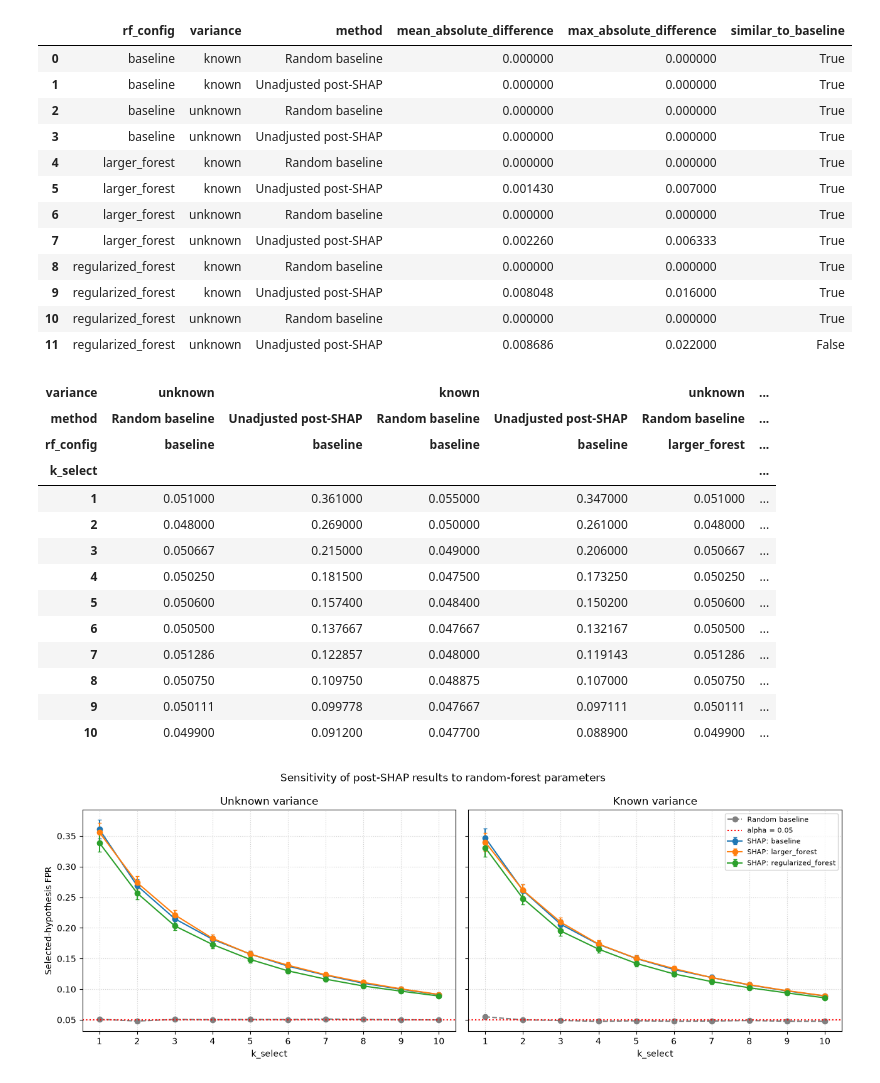
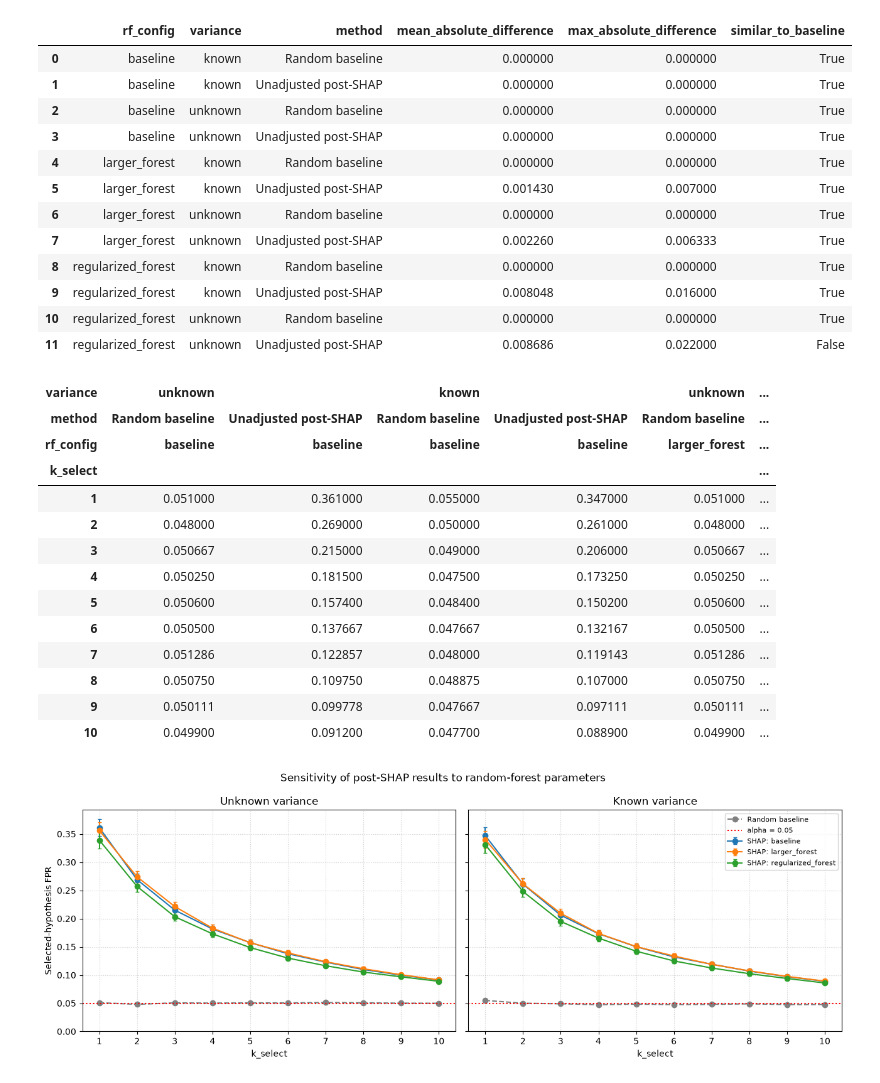
Before and after one commit to kotashida/nonlinear-selective-inference, a Jupyter notebook: notebooks/unadjusted_vs_random.ipynb, the cells around one changed output. Cells and saved outputs as stored; diff of their text form; code cells hidden in the pictures.

Commit message:
feat: add selective p-value calculation logic

```diff
--- a/notebooks/unadjusted_vs_random.ipynb
+++ b/notebooks/unadjusted_vs_random.ipynb
@@ -1,4 +1,11 @@
 # %%
+%matplotlib inline
+import warnings
+
+# Keep sklearn's parallel warning propagation initialized.
+if not warnings.filters:
+    warnings.simplefilter("default")
+
 import numpy as np
 import pandas as pd
 import shap
@@ -16,6 +23,7 @@ PROJECT_ROOT = next(
 )
 OUTPUT_DIR = PROJECT_ROOT / "outputs" / "unadjusted_vs_random"
 OUTPUT_DIR.mkdir(parents=True, exist_ok=True)
+RESULTS_CSV = OUTPUT_DIR / "unadjusted_vs_random_results.csv"
 # %%
 def spline_pvalue(formula, data, variance, sigma):
     result = smf.ols(formula, data=data).fit()
@@ -176,12 +184,15 @@ display(combined_results)
 # %%
+# Reload the saved results so this analysis does not depend on simulation state.
+analysis_results = pd.read_csv(RESULTS_CSV)
+
 # Quantify how much each configuration differs from the baseline forest.
 FPR_TOLERANCE = 0.02  # Define 'similar' as no FPR difference larger than 2 points.
 comparison_keys = ["variance", "k_select", "method"]
 baseline_fpr = (
-    combined_results.loc[combined_results["rf_config"] == "baseline", comparison_keys + ["fpr"]]
+    analysis_results.loc[analysis_results["rf_config"] == "baseline", comparison_keys + ["fpr"]]
     .rename(columns={"fpr": "baseline_fpr"})
 )
-comparison = combined_results.merge(baseline_fpr, on=comparison_keys, how="left")
+comparison = analysis_results.merge(baseline_fpr, on=comparison_keys, how="left")
 comparison["fpr_difference"] = comparison["fpr"] - comparison["baseline_fpr"]
 comparison["absolute_difference"] = comparison["fpr_difference"].abs()
 
@@ -205,29 +216,6 @@ similarity_summary.to_csv(
 fpr_pivot.to_csv(OUTPUT_DIR / "unadjusted_vs_random_fpr_pivot.csv")
 display(similarity_summary)
 display(fpr_pivot)
-
-# The random baseline is identical across forest settings, so plot it once per panel.
-fig, axes = plt.subplots(1, 2, figsize=(13, 4.8), sharey=True)
-for ax, variance in zip(axes, ["unknown", "known"]):
-    panel = combined_results[combined_results["variance"] == variance]
-    random_line = panel[(panel["method"] == "Random baseline") &
-                        (panel["rf_config"] == "baseline")]
-    ax.plot(random_line["k_select"], random_line["fpr"],
-            color="gray", linestyle="--", marker="o", label="Random baseline")
-    shap_panel = panel[panel["method"] == "Unadjusted post-SHAP"]
-    for rf_name, group in shap_panel.groupby("rf_config", sort=False):
-        ax.errorbar(group["k_select"], group["fpr"], yerr=group["se"],
-                    marker="o", capsize=2, label=f"SHAP: {rf_name}")
-    ax.axhline(0.05, color="red", linestyle=":", linewidth=1.5, label="alpha = 0.05")
-    ax.set(title=f"{variance.capitalize()} variance", xlabel="k_select",
-           xticks=K_SELECT_VALUES)
-    ax.grid(True, linestyle=":", alpha=0.6)
-axes[0].set_ylabel("Selected-hypothesis FPR")
-axes[1].legend(fontsize=8)
-fig.suptitle("Sensitivity of post-SHAP results to random-forest parameters")
-fig.tight_layout()
-fig.savefig(OUTPUT_DIR / "unadjusted_vs_random_rf_sensitivity.png", dpi=300, bbox_inches="tight")
-plt.show()
 # %% [output]
 |  | rf_config | variance | method | mean_absolute_difference | max_absolute_difference | similar_to_baseline |
 | 0 | baseline | known | Random baseline | 0.000000 | 0.000000 | True |
@@ -256,4 +244,38 @@ plt.show()
 | 8 | 0.050750 | 0.109750 | 0.048875 | 0.107000 | 0.050750 | ... |
 | 9 | 0.050111 | 0.099778 | 0.047667 | 0.097111 | 0.050111 | ... |
 | 10 | 0.049900 | 0.091200 | 0.047700 | 0.088900 | 0.049900 | ... |
-[figure, removed]
+# %%
+# Plot only from the saved CSV; rerunning the simulation is not required.
+plot_results = pd.read_csv(RESULTS_CSV)
+required_columns = {"variance", "k_select", "method", "fpr", "se", "rf_config"}
+missing_columns = required_columns.difference(plot_results.columns)
+if missing_columns:
+    raise ValueError(f"Results CSV is missing columns: {sorted(missing_columns)}")
+plot_k_values = sorted(plot_results["k_select"].unique())
+
+# The random baseline is identical across forest settings, so plot it once per panel.
+fig, axes = plt.subplots(1, 2, figsize=(13, 4.8), sharey=True)
+for ax, variance in zip(axes, ["unknown", "known"]):
+    panel = plot_results[plot_results["variance"] == variance]
+    random_line = panel[(panel["method"] == "Random baseline") &
+                        (panel["rf_config"] == "baseline")].sort_values("k_select")
+    ax.plot(random_line["k_select"], random_line["fpr"],
+            color="gray", linestyle="--", marker="o", label="Random baseline")
+    shap_panel = panel[panel["method"] == "Unadjusted post-SHAP"]
+    for rf_name, group in shap_panel.groupby("rf_config", sort=False):
+        group = group.sort_values("k_select")
+        ax.errorbar(group["k_select"], group["fpr"], yerr=group["se"],
+                    marker="o", capsize=2, label=f"SHAP: {rf_name}")
+    ax.axhline(0.05, color="red", linestyle=":", linewidth=1.5, label="alpha = 0.05")
+    ax.set(title=f"{variance.capitalize()} variance", xlabel="k_select",
+           xticks=plot_k_values)
+    ax.set_ylim(bottom=0)
+    ax.grid(True, linestyle=":", alpha=0.6)
+axes[0].set_ylabel("Selected-hypothesis FPR")
+axes[1].legend(fontsize=8)
+fig.suptitle("Sensitivity of post-SHAP results to random-forest parameters")
+fig.tight_layout()
+fig.savefig(OUTPUT_DIR / "unadjusted_vs_random_rf_sensitivity.png", dpi=300, bbox_inches="tight")
+plt.show()
+# %% [output]
+[figure, added]
```
Also changed, not shown: parts of 2 cells of this notebook, 24 other files.
